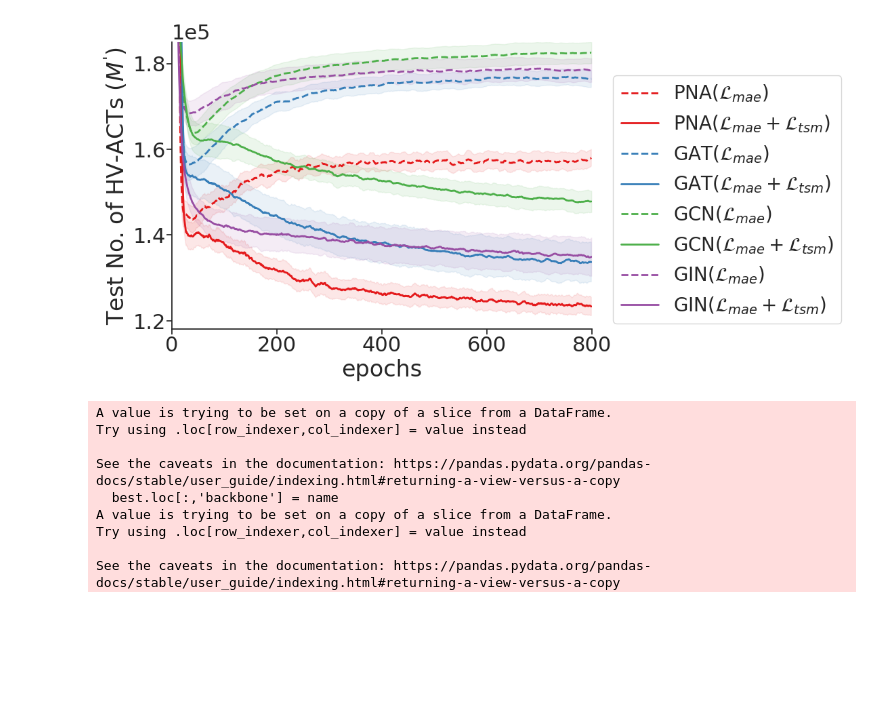
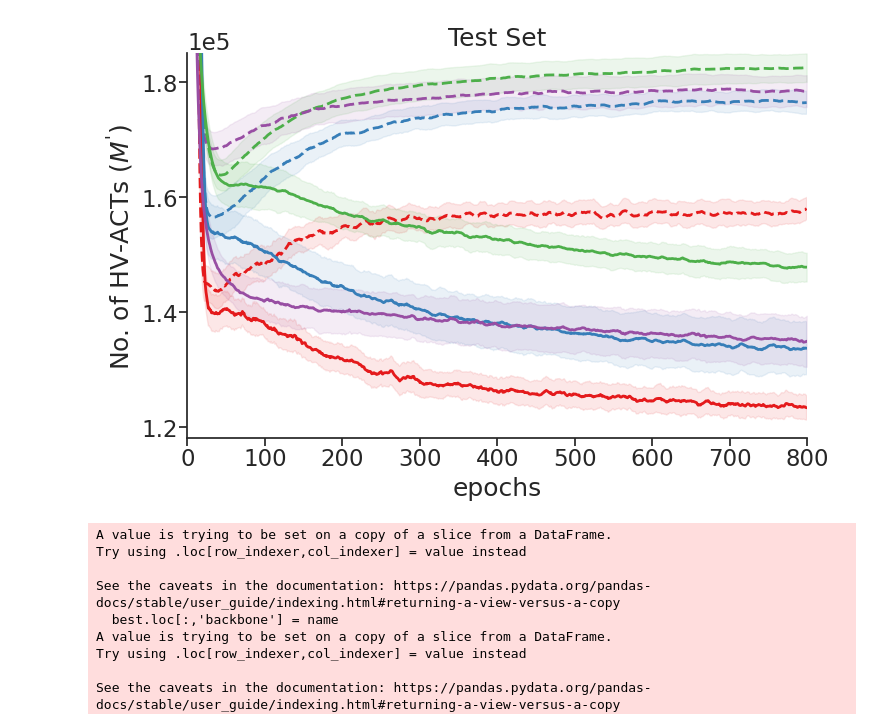
Before and after one commit to shenwanxiang/ACANet, a Jupyter notebook: experiment/00_Poc/mae/summary.ipynb, the cells around one changed output. Drawn from its saved outputs; the diff is of its cells as text; code cells hidden in the pictures; blank space fills up the shorter version.

```diff
--- a/experiment/00_Poc/mae/summary.ipynb
+++ b/experiment/00_Poc/mae/summary.ipynb
@@ -58,7 +58,7 @@ colors2 = sns.color_palette(palette = 'Blues_r', n_colors=4) #sns.dark_palette("
 l2 = r'With AC-awareness ($\mathcal{L}_{mae} + \mathcal{L}_{tsm}$)'
 l1 = r'Without AC-awareness ($\mathcal{L}_{mae}$)'
 # %%
-fig, ax1 = plt.subplots(figsize=(8, 6.2), ncols = 1, sharey=False)
+fig, ax1 = plt.subplots(figsize=(8, 5.5), ncols = 1, sharey=False)
 
 
 y = 'n_pos_triplets'
@@ -220,5 +220,5 @@ fig.savefig('./gnn_HVACT_validation.pdf', bbox_inches='tight', dpi=400)
 # %%
-fig, ax2 = plt.subplots(figsize=(8, 5.5), ncols = 1, sharey=False)
+fig, ax2 = plt.subplots(figsize=(8, 5), ncols = 1, sharey=False)
 
 ###############################################################################################################
 y = 'test_n_pos_triplets'
@@ -275,36 +275,37 @@ for i,col in enumerate(dfp2.columns):
 
 ax2.spines[['right', 'top']].set_visible(False)
 ax2.tick_params(left='off', labelleft='on', labelbottom='on', bottom = 'off',  pad=.5,)
 
 ax2.set_xlim(0,800)
 
 ax2.set_xlabel('epochs')
 ax2.get_legend().set_visible(False)
 
 ax2.ticklabel_format(axis='y', style='sci', scilimits=(0,0))
 ax2.set_ylim(1.18e5, 1.85e5)
 ax2.yaxis.set_major_locator(MultipleLocator(0.2e5))
 
 handles, labels = ax1.get_legend_handles_labels()
 
 labels = [labels[0], labels[4], labels[1], labels[5],  labels[2], labels[6],  labels[3], labels[7] ]
 handles = [handles[0], handles[4], handles[1], handles[5],  handles[2], handles[6],  handles[3], handles[7] ]
 
-fig.legend(handles, labels,  loc='lower center', bbox_to_anchor=(1.15, 0.1), ncols = 1, fontsize=  20)
+#fig.legend(handles, labels,  loc='lower center', bbox_to_anchor=(1.15, 0.1), ncols = 1, fontsize=  20)
 
 #ax2.set_title('Test Set')
-ax2.set_ylabel("Test No. of HV-ACTs ($M^'$)")
+ax2.set_title('Test Set')
+ax2.set_ylabel("No. of HV-ACTs ($M^'$)")
 
 # n1 = r'With AC-awareness ($\mathcal{L}_{mae} + \mathcal{L}_{tsm}$)'
 # n2 = r'Without AC-awareness ($\mathcal{L}_{mae}$)'
 
 # ax1.set_title(n2, )
 # ax2.set_title(n1, )
 
 fig.savefig('./gnn_HVACT_test.svg', bbox_inches='tight', dpi=400)
 fig.savefig('./gnn_HVACT_test.pdf', bbox_inches='tight', dpi=400)
 # %% [output]
-[figure, old version]
+[figure, new version]
 # %%
 l2 = r'With AC-awareness ($\mathcal{L}_{mae} + \mathcal{L}_{tsm}$)'
 l1 = r'Without AC-awareness ($\mathcal{L}_{mae}$)'
```
Also changed, not shown: parts of 4 cells of this notebook, 13 other files.
